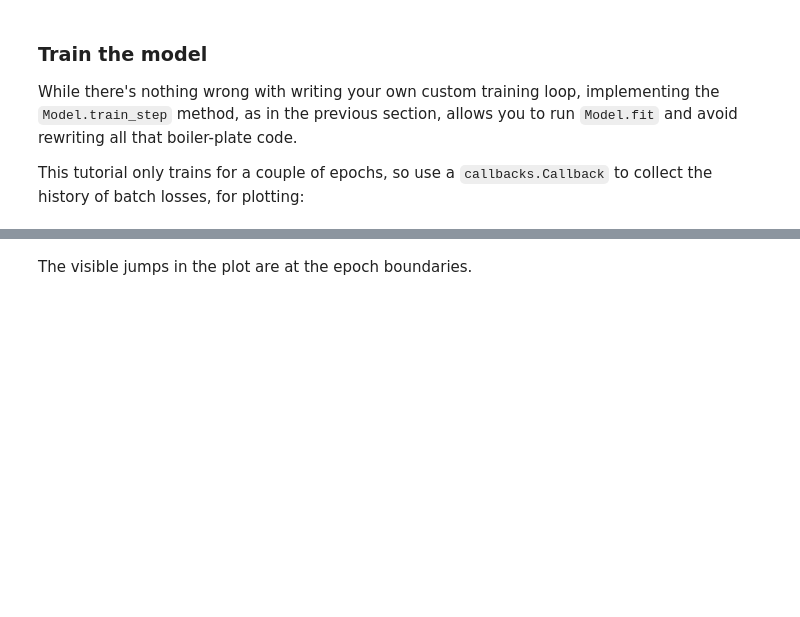
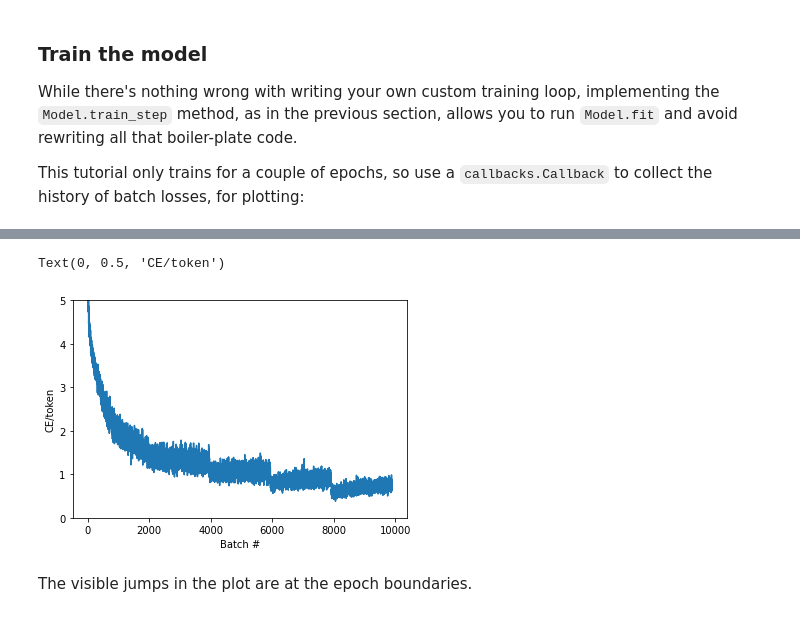
Before and after one commit to EitanVilker/CompLingProject, a Jupyter notebook: nmt_with_attention.ipynb, the cells around one changed output, grey strips where cells are left out. Saved outputs shown, nothing was run; the diff lists cells and outputs as text; code cells hidden in the pictures; blank space fills up the shorter version.

```diff
--- a/nmt_with_attention.ipynb
+++ b/nmt_with_attention.ipynb
@@ -137,26 +161,22 @@ For convenience, we've hosted a copy of this dataset on Google Cloud, but you ca
 2. Clean the sentences by removing special characters.
 3. Create a word index and reverse word index (dictionaries mapping from word → id and id → word).
 4. Pad each sentence to a maximum length.
-# %%
-# Download the file
-import pathlib
-
-path_to_zip = tf.keras.utils.get_file(
-    'spa-eng.zip', origin='http://storage.googleapis.com/download.tensorflow.org/data/spa-eng.zip',
-    extract=True)
-
-path_to_file = pathlib.Path(path_to_zip).parent/'spa-eng/spa.txt'
-# %%
-def load_data(path):
-  text = path_to_file.read_text(encoding='utf-8')
-
-  lines = text.splitlines()
-  pairs = [line.split('\t') for line in lines]
-
-  inp = [inp for targ, inp in pairs]
-  targ = [targ for targ, inp in pairs]
-
-  return targ, inp
+# %%
+def load_data(path):
+  # altered from original example. Needed to make a CSV that is manually altered (more info in ./heb_to_csv.py)
+  # using a csv reader instead of a Path object.
+  file = open('heb_eng.csv', 'r')
+  reader = csv.reader(file)
+
+  # get the pairs by reading the file & using the CSV row
+  pairs = []
+  for row in reader:
+    pairs.append([row[0], row[1]])
+
+  inp = [inp for targ, inp in pairs]
+  targ = [targ for targ, inp in pairs]
+
+  return targ, inp
 # %%
 targ, inp = load_data(path_to_file)
 print(inp[-1])
@@ -202,8 +242,8 @@ def tf_lower_and_split_punct(text):
   # Split accecented characters.
   text = tf_text.normalize_utf8(text, 'NFKD')
   text = tf.strings.lower(text)
-  # Keep space, a to z, and select punctuation.
-  text = tf.strings.regex_replace(text, '[^ a-z.?!,¿]', '')
+  # Keep space, a to z, Hebrew, and select punctuation.
+  text = tf.strings.regex_replace(text, '[^ a-z.?!,¿\u05D0-\u05EA]', '')
   # Add spaces around punctuation.
   text = tf.strings.regex_replace(text, '[.?!,¿]', r' \0 ')
   # Strip whitespace.
@@ -902,8 +1041,11 @@ train_translator.fit(dataset, epochs=3,
 # %%
 plt.plot(batch_loss.logs)
-plt.ylim([0, 3])
+plt.ylim([0, 5])
 plt.xlabel('Batch #')
 plt.ylabel('CE/token')
+# %% [output]
+Text(0, 0.5, 'CE/token')
+[figure, added]
 # %% [markdown]
 The visible jumps in the plot are at the epoch boundaries.
 # %% [markdown]
```
Also changed, not shown: parts of 45 cells of this notebook, 5 other files.
